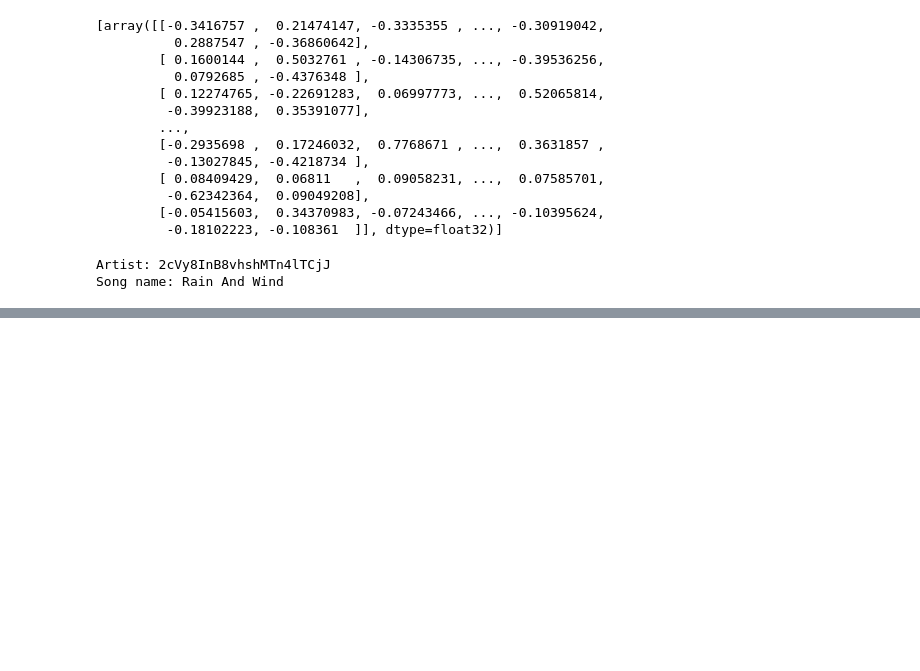
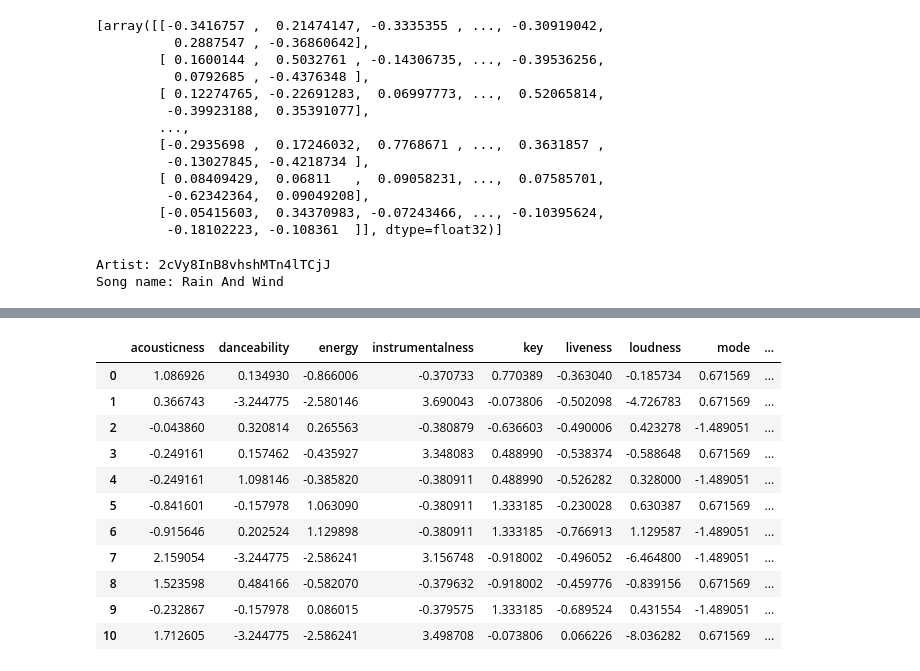
Before and after one commit to CodingDuckmx/Spotify_suggestions, a Jupyter notebook: Suggestions_notebook.ipynb, the cells around one changed output, grey strips where cells are left out. Saved outputs shown, nothing was run; the diff lists cells and outputs as text; code cells hidden in the pictures; blank space fills up the shorter version.

```diff
--- a/Suggestions_notebook.ipynb
+++ b/Suggestions_notebook.ipynb
@@ -211,0 +238,15 @@ help(sns.pairplot)
+# %%
+extendend_result
+# %% [output]
+|  | acousticness | danceability | energy | instrumentalness | key | liveness | loudness | mode | ... |
+| 0 | 1.086926 | 0.134930 | -0.866006 | -0.370733 | 0.770389 | -0.363040 | -0.185734 | 0.671569 | ... |
+| 1 | 0.366743 | -3.244775 | -2.580146 | 3.690043 | -0.073806 | -0.502098 | -4.726783 | 0.671569 | ... |
+| 2 | -0.043860 | 0.320814 | 0.265563 | -0.380879 | -0.636603 | -0.490006 | 0.423278 | -1.489051 | ... |
+| 3 | -0.249161 | 0.157462 | -0.435927 | 3.348083 | 0.488990 | -0.538374 | -0.588648 | 0.671569 | ... |
+| 4 | -0.249161 | 1.098146 | -0.385820 | -0.380911 | 0.488990 | -0.526282 | 0.328000 | -1.489051 | ... |
+| 5 | -0.841601 | -0.157978 | 1.063090 | -0.380911 | 1.333185 | -0.230028 | 0.630387 | 0.671569 | ... |
+| 6 | -0.915646 | 0.202524 | 1.129898 | -0.380911 | 1.333185 | -0.766913 | 1.129587 | -1.489051 | ... |
+| 7 | 2.159054 | -3.244775 | -2.586241 | 3.156748 | -0.918002 | -0.496052 | -6.464800 | -1.489051 | ... |
+| 8 | 1.523598 | 0.484166 | -0.582070 | -0.379632 | -0.918002 | -0.459776 | -0.839156 | 0.671569 | ... |
+| 9 | -0.232867 | -0.157978 | 0.086015 | -0.379575 | 1.333185 | -0.689524 | 0.431554 | -1.489051 | ... |
+| 10 | 1.712605 | -3.244775 | -2.586241 | 3.498708 | -0.073806 | 0.066226 | -8.036282 | 0.671569 | ... |
```
Also changed, not shown: parts of 9 cells of this notebook, 10 other files.
